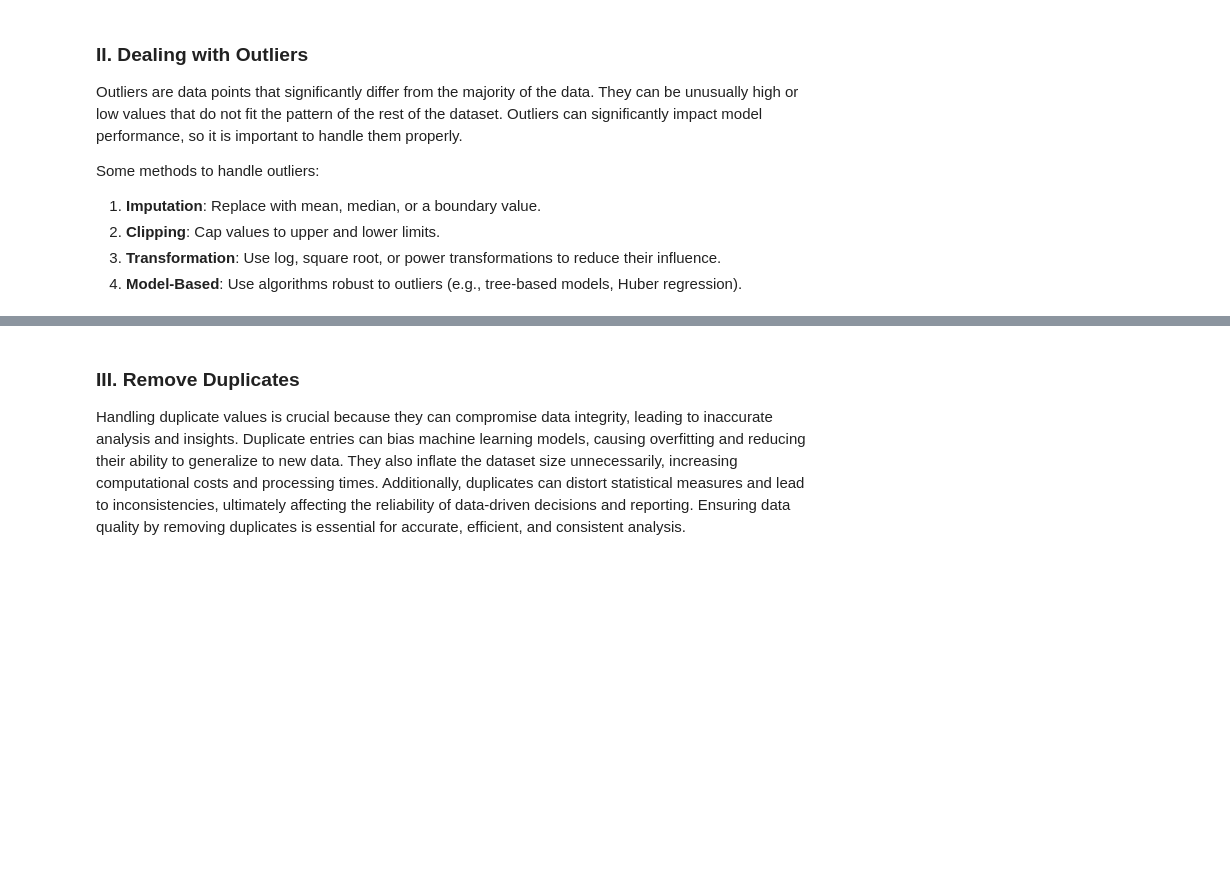
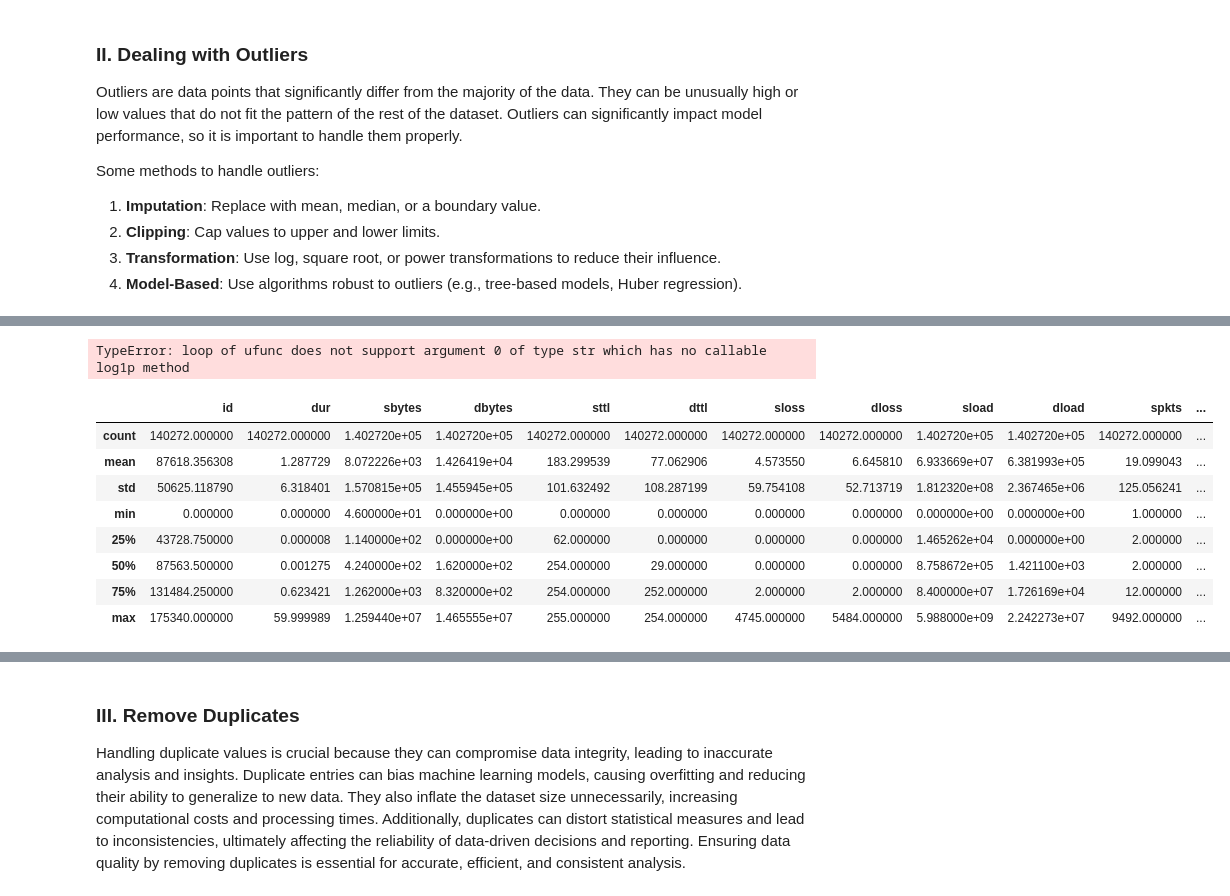
Before and after one commit to rizqikapratamaa/Tubes2_AI_atk_hlic, a Jupyter notebook: src/notebook.ipynb, the cells around one changed output, grey strips where cells are left out. Saved outputs shown, nothing was run; the diff lists cells and outputs as text; code cells hidden in the pictures; blank space fills up the shorter version.

```diff
--- a/src/notebook.ipynb
+++ b/src/notebook.ipynb
@@ -380,0 +558,23 @@ Some methods to handle outliers:
+# %%
+# train_df_clean_numeric = train_df_clean.select_dtypes(include=['float64', 'int64'])
+# for feature in train_df_clean_numeric.columns:
+#     if train_df_clean_numeric[feature].max()>10*train_df_clean_numeric[feature].median() and train_df_clean_numeric[feature].max()>10 :
+#         train_df_clean[feature] = np.where(train_df_clean[feature]<train_df_clean[feature].quantile(0.95), train_df_clean[feature], train_df_clean[feature].quantile(0.95))
+
+train_df_clean_log_transformed = train_df_clean.apply(lambda x: np.log1p(x))
+train_df_clean_log_transformed.head()
+# %% [output]
+TypeError: loop of ufunc does not support argument 0 of type str which has no callable log1p method
+# %%
+train_df_clean_numeric = train_df_clean.select_dtypes(include=['float64', 'int64'])
+train_df_clean_numeric.describe(include='all')
+# %% [output]
+|  | id | dur | sbytes | dbytes | sttl | dttl | sloss | dloss | sload | dload | spkts | ... |
+| count | 140272.000000 | 140272.000000 | 1.402720e+05 | 1.402720e+05 | 140272.000000 | 140272.000000 | 140272.000000 | 140272.000000 | 1.402720e+05 | 1.402720e+05 | 140272.000000 | ... |
+| mean | 87618.356308 | 1.287729 | 8.072226e+03 | 1.426419e+04 | 183.299539 | 77.062906 | 4.573550 | 6.645810 | 6.933669e+07 | 6.381993e+05 | 19.099043 | ... |
+| std | 50625.118790 | 6.318401 | 1.570815e+05 | 1.455945e+05 | 101.632492 | 108.287199 | 59.754108 | 52.713719 | 1.812320e+08 | 2.367465e+06 | 125.056241 | ... |
+| min | 0.000000 | 0.000000 | 4.600000e+01 | 0.000000e+00 | 0.000000 | 0.000000 | 0.000000 | 0.000000 | 0.000000e+00 | 0.000000e+00 | 1.000000 | ... |
+| 25% | 43728.750000 | 0.000008 | 1.140000e+02 | 0.000000e+00 | 62.000000 | 0.000000 | 0.000000 | 0.000000 | 1.465262e+04 | 0.000000e+00 | 2.000000 | ... |
+| 50% | 87563.500000 | 0.001275 | 4.240000e+02 | 1.620000e+02 | 254.000000 | 29.000000 | 0.000000 | 0.000000 | 8.758672e+05 | 1.421100e+03 | 2.000000 | ... |
+| 75% | 131484.250000 | 0.623421 | 1.262000e+03 | 8.320000e+02 | 254.000000 | 252.000000 | 2.000000 | 2.000000 | 8.400000e+07 | 1.726169e+04 | 12.000000 | ... |
+| max | 175340.000000 | 59.999989 | 1.259440e+07 | 1.465555e+07 | 255.000000 | 254.000000 | 4745.000000 | 5484.000000 | 5.988000e+09 | 2.242273e+07 | 9492.000000 | ... |
```
Also changed, not shown: parts of 14 cells of this notebook.
